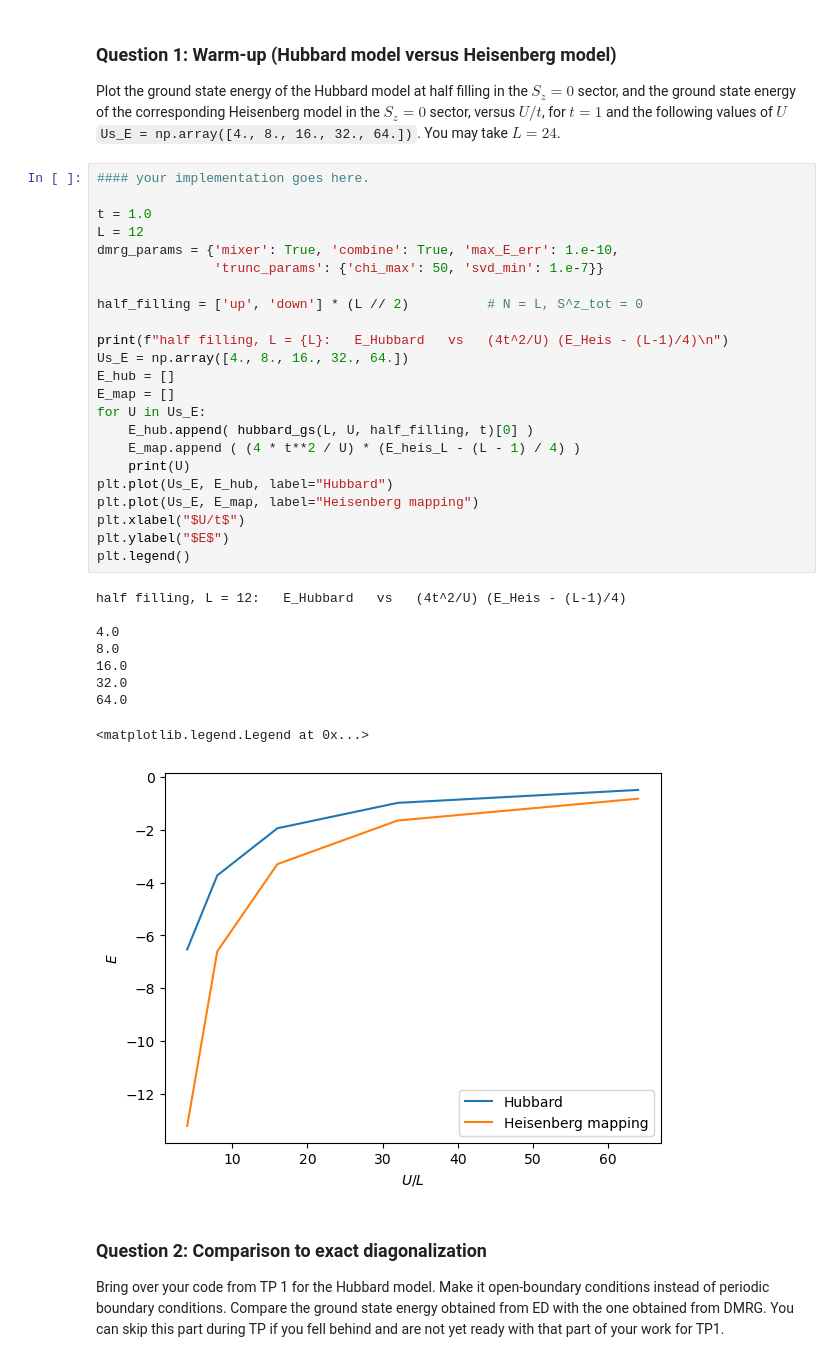
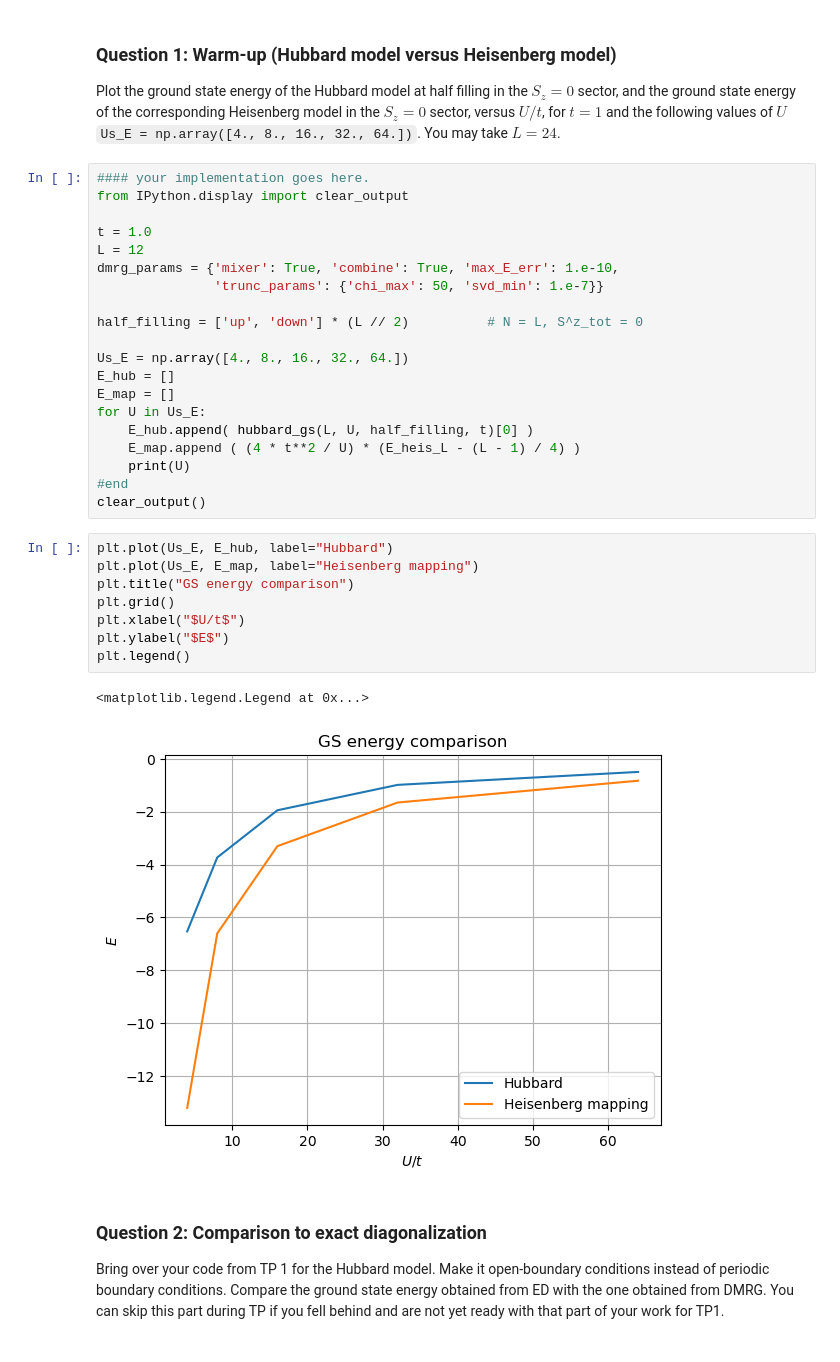
Before and after one commit to jan-chelmecki/Numerical-Methods-Quantum-M2, a Jupyter notebook: tp2_Jan_Chelmecki.ipynb, the cells around one changed output. Cells and saved outputs as stored; diff of their text form.

```diff
--- a/tp2_Jan_Chelmecki.ipynb
+++ b/tp2_Jan_Chelmecki.ipynb
@@ -668,6 +668,7 @@ As we move into the strong coupling limit, the energy of the Hubbard model appro
 Plot the ground state energy of the Hubbard model at half filling in the $S_z=0$ sector, and the ground state energy of the corresponding Heisenberg model in the $S_z=0$ sector, versus $U/t$, for $t=1$ and the following values of $U$ `Us_E = np.array([4., 8., 16., 32., 64.])`. You may take $L=24$.
 # %%
 #### your implementation goes here.
+from IPython.display import clear_output
 
 t = 1.0
 L = 12
@@ -676,7 +677,6 @@ dmrg_params = {'mixer': True, 'combine': True, 'max_E_err': 1.e-10,
 
 half_filling = ['up', 'down'] * (L // 2)          # N = L, S^z_tot = 0
 
-print(f"half filling, L = {L}:   E_Hubbard   vs   (4t^2/U) (E_Heis - (L-1)/4)\n")
 Us_E = np.array([4., 8., 16., 32., 64.])
 E_hub = []
 E_map = []
@@ -684,21 +684,19 @@ for U in Us_E:
     E_hub.append( hubbard_gs(L, U, half_filling, t)[0] )
     E_map.append ( (4 * t**2 / U) * (E_heis_L - (L - 1) / 4) )
     print(U)
-plt.plot(Us_E, E_hub, label="Hubbard")
-plt.plot(Us_E, E_map, label="Heisenberg mapping")
-plt.xlabel("$U/t$")
-plt.ylabel("$E$")
-plt.legend()
+#end
+clear_output()
-# %% [output]
-half filling, L = 12:   E_Hubbard   vs   (4t^2/U) (E_Heis - (L-1)/4)
-
-4.0
-8.0
-16.0
-32.0
-64.0
-<matplotlib.legend.Legend at 0x...>
-[figure, removed]
+# %%
+plt.plot(Us_E, E_hub, label="Hubbard")
+plt.plot(Us_E, E_map, label="Heisenberg mapping")
+plt.title("GS energy comparison")
+plt.grid()
+plt.xlabel("$U/t$")
+plt.ylabel("$E$")
+plt.legend()
+# %% [output]
+<matplotlib.legend.Legend at 0x...>
+[figure, added]
 # %% [markdown]
 ### Question 2: Comparison to exact diagonalization
 Bring over your code from TP 1 for the Hubbard model. Make it open-boundary conditions instead of periodic boundary conditions. Compare the ground state energy obtained from ED with the one obtained from DMRG. You can skip this part during TP if you fell behind and are not yet ready with that part of your work for TP1.
```
Also changed, not shown: parts of 34 cells of this notebook, 2 other files.
